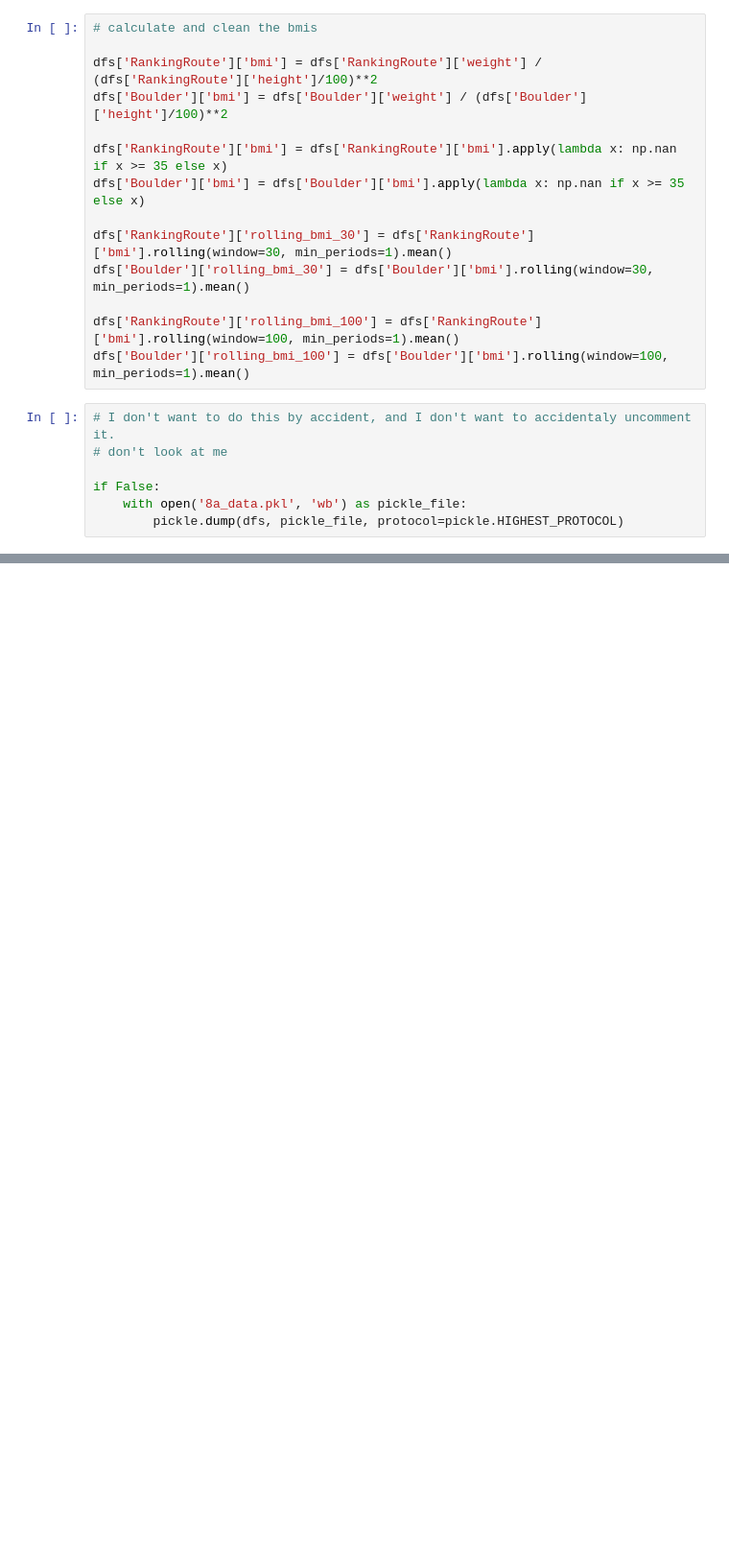
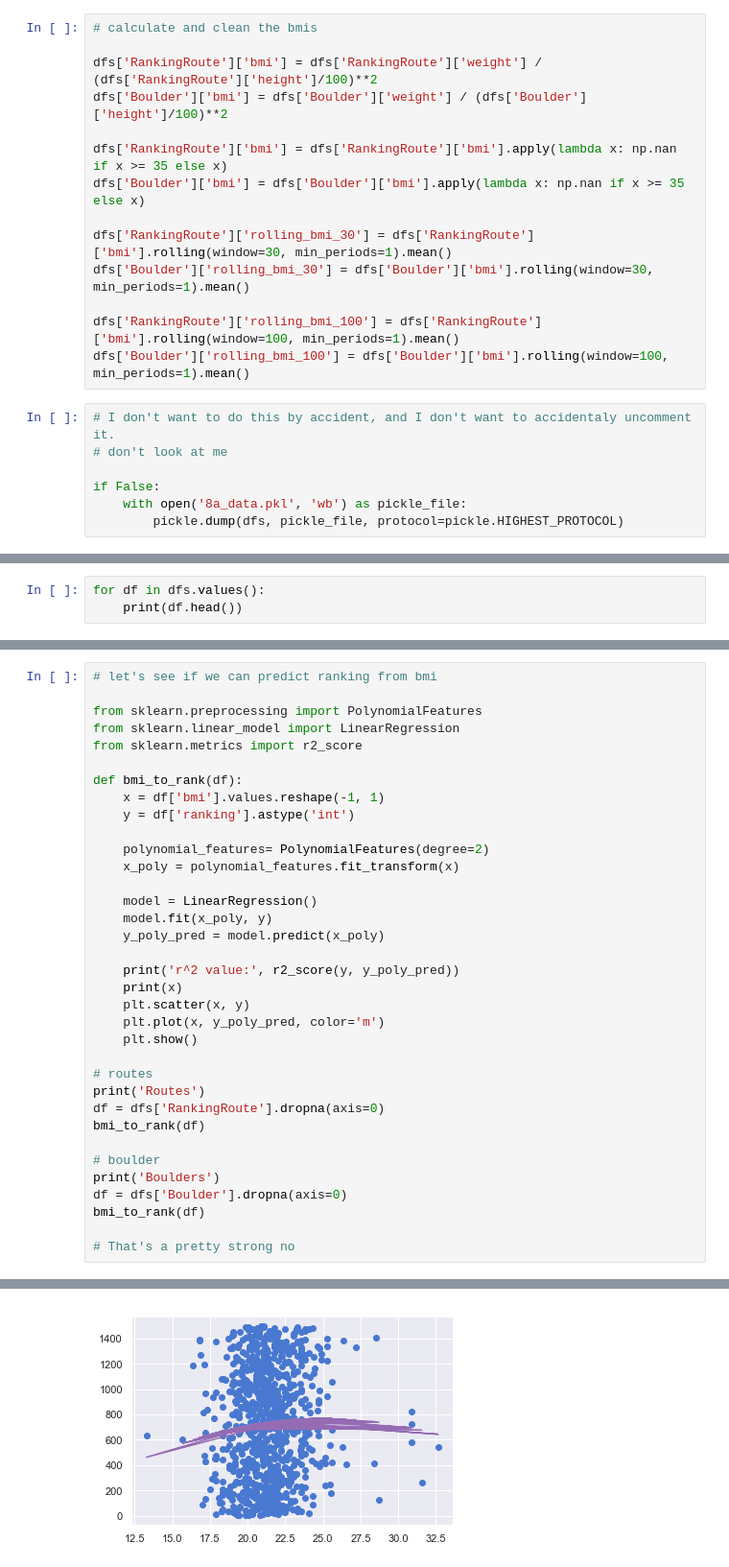
Before and after one commit to MasonCaiby/compare_grades, a Jupyter notebook: compare_grades.ipynb, the cells around one changed output, grey strips where cells are left out. Shown at 96% size. Saved outputs shown, nothing was run; the diff lists cells and outputs as text; blank space fills up the shorter version.

```diff
--- a/compare_grades.ipynb
+++ b/compare_grades.ipynb
@@ -309,3 +297,6 @@ layout = go.Layout(
 
 fig = go.Figure(data=data, layout=layout)
 plot_url = plot(fig)
+# %%
+for df in dfs.values():
+    print(df.head())
@@ -311,0 +321,36 @@ plot_url = plot(fig)
+# %%
+# let's see if we can predict ranking from bmi
+
+from sklearn.preprocessing import PolynomialFeatures
+from sklearn.linear_model import LinearRegression
+from sklearn.metrics import r2_score
+
+def bmi_to_rank(df):
+    x = df['bmi'].values.reshape(-1, 1)
+    y = df['ranking'].astype('int')
+
+    polynomial_features= PolynomialFeatures(degree=2)
+    x_poly = polynomial_features.fit_transform(x)
+
+    model = LinearRegression()
+    model.fit(x_poly, y)
+    y_poly_pred = model.predict(x_poly)
+
+    print('r^2 value:', r2_score(y, y_poly_pred))
+    print(x)
+    plt.scatter(x, y)
+    plt.plot(x, y_poly_pred, color='m')
+    plt.show()
+
+# routes
+print('Routes')
+df = dfs['RankingRoute'].dropna(axis=0)
+bmi_to_rank(df)
+
+# boulder
+print('Boulders')
+df = dfs['Boulder'].dropna(axis=0)
+bmi_to_rank(df)
+
+# That's a pretty strong no
+# %% [output]
@@ -311,0 +374 @@ plot_url = plot(fig)
+[figure, added]
```
Also changed, not shown: parts of 5 cells of this notebook.
